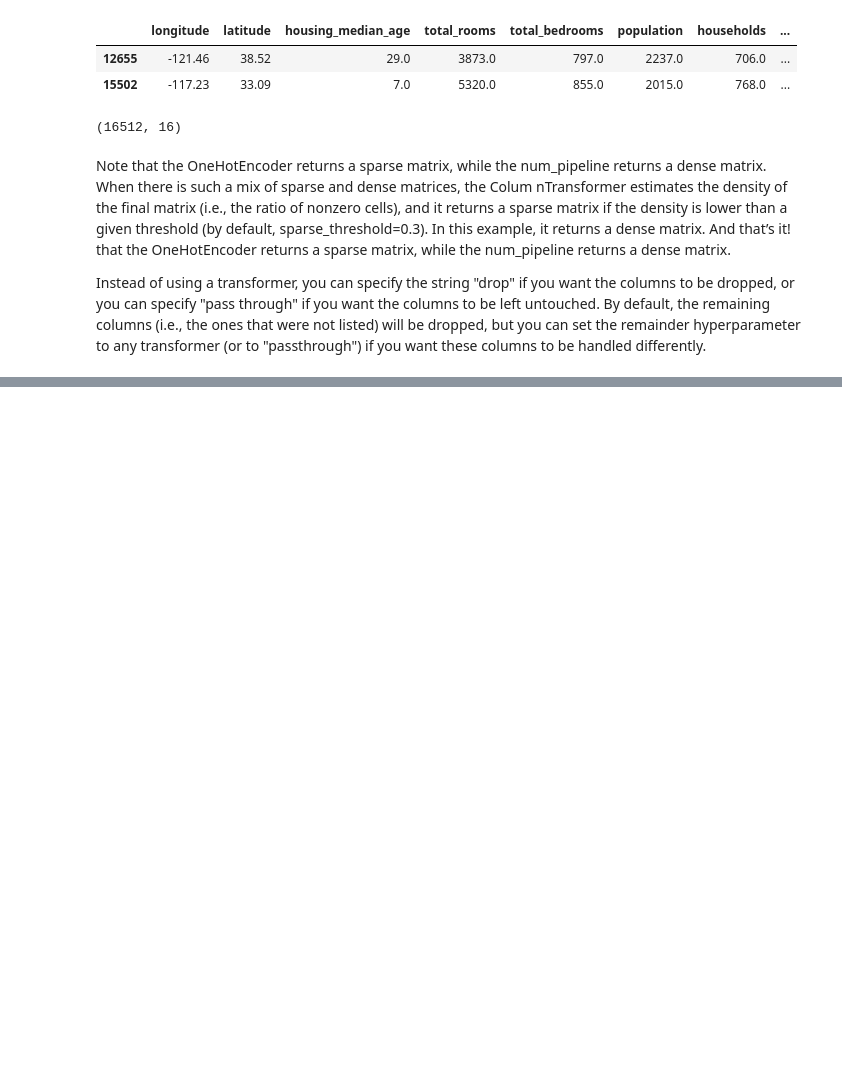
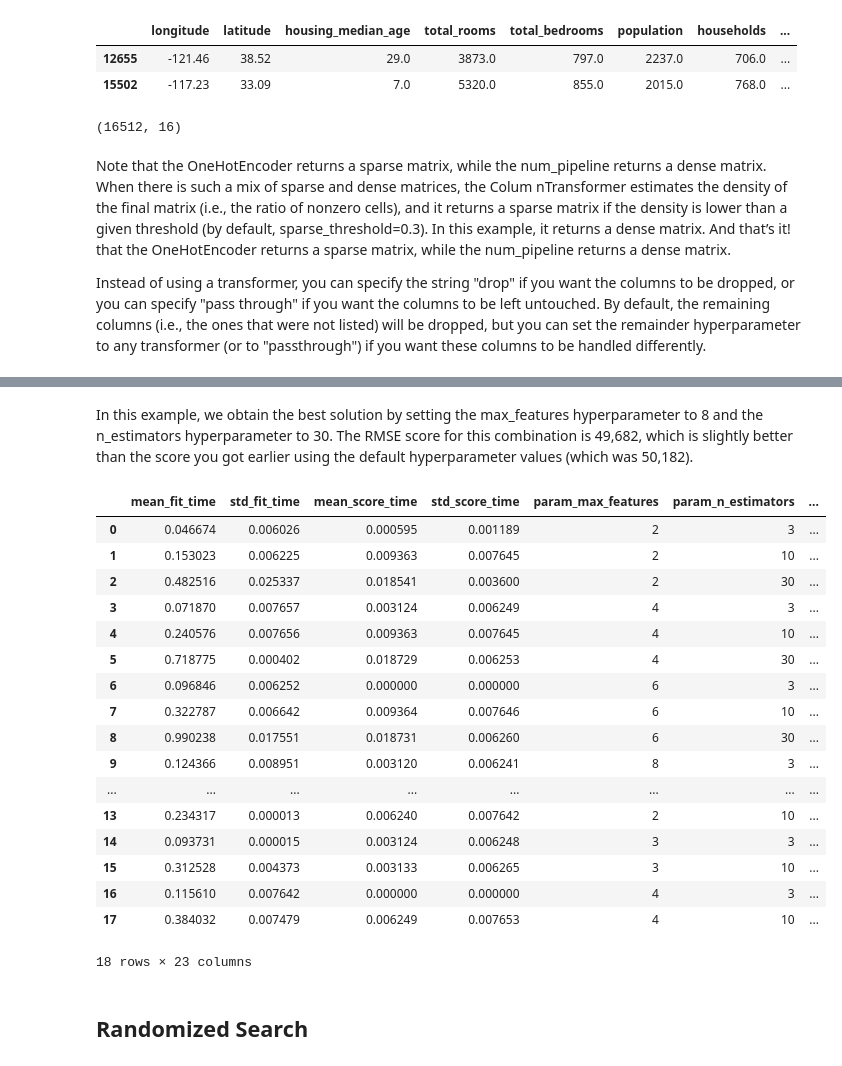
Before and after one commit to Sadekw6/ml, a Jupyter notebook: 01_house_pricing.ipynb, the cells around one changed output, grey strips where cells are left out. Drawn from its saved outputs; the diff is of its cells as text; code cells hidden in the pictures; blank space fills up the shorter version.

```diff
--- a/01_house_pricing.ipynb
+++ b/01_house_pricing.ipynb
@@ -584,0 +628,5 @@ Instead of using a transformer, you can specify the string "drop" if you want th
+# %%
+from sklearn.tree import DecisionTreeRegressor
+
+tree_reg = DecisionTreeRegressor(random_state=42)
+tree_reg.fit(housing_prepared, housing_labels)
@@ -584,0 +688,5 @@ Instead of using a transformer, you can specify the string "drop" if you want th
+# %%
+from sklearn.ensemble import RandomForestRegressor
+
+forest_reg = RandomForestRegressor(n_estimators=100, random_state=42)
+forest_reg.fit(housing_prepared, housing_labels)
@@ -584,0 +729,9 @@ Instead of using a transformer, you can specify the string "drop" if you want th
+# %%
+from sklearn.svm import SVR
+
+svm_reg = SVR(kernel="linear")
+svm_reg.fit(housing_prepared, housing_labels)
+housing_predictions = svm_reg.predict(housing_prepared)
+svm_mse = mean_squared_error(housing_labels, housing_predictions)
+svm_rmse = np.sqrt(svm_mse)
+svm_rmse
@@ -584,0 +759,16 @@ Instead of using a transformer, you can specify the string "drop" if you want th
+# %%
+from sklearn.model_selection import GridSearchCV
+
+param_grid = [
+    # try 12 (3×4) combinations of n_estimators and max_features hyperparameters
+    {'n_estimators': [3, 10, 30], 'max_features': [2, 4, 6, 8]},
+    # then try 6 (2×3) combinations with bootstrap set as False
+    {'bootstrap': [False], 'n_estimators': [3, 10], 'max_features': [2, 3, 4]},
+  ]
+
+forest_reg = RandomForestRegressor(random_state=42)
+# train across 5 folds, that's a total of (12+6)*5=90 rounds of training
+grid_search = GridSearchCV(forest_reg, param_grid, cv=5,
+                           scoring='neg_mean_squared_error',
+                           return_train_score=True)
+grid_search.fit(housing_prepared, housing_labels)
@@ -584,0 +817,25 @@ Instead of using a transformer, you can specify the string "drop" if you want th
+# %% [markdown]
+In this example, we obtain the best solution by setting the max_features hyperparameter to 8 and the n_estimators hyperparameter to 30. The RMSE score for this combination is 49,682, which is slightly better than the score you got earlier using the default hyperparameter values (which was 50,182).
+# %%
+pd.DataFrame(grid_search.cv_results_)
+# %% [output]
+|  | mean_fit_time | std_fit_time | mean_score_time | std_score_time | param_max_features | param_n_estimators | ... |
+| 0 | 0.046674 | 0.006026 | 0.000595 | 0.001189 | 2 | 3 | ... |
+| 1 | 0.153023 | 0.006225 | 0.009363 | 0.007645 | 2 | 10 | ... |
+| 2 | 0.482516 | 0.025337 | 0.018541 | 0.003600 | 2 | 30 | ... |
+| 3 | 0.071870 | 0.007657 | 0.003124 | 0.006249 | 4 | 3 | ... |
+| 4 | 0.240576 | 0.007656 | 0.009363 | 0.007645 | 4 | 10 | ... |
+| 5 | 0.718775 | 0.000402 | 0.018729 | 0.006253 | 4 | 30 | ... |
+| 6 | 0.096846 | 0.006252 | 0.000000 | 0.000000 | 6 | 3 | ... |
+| 7 | 0.322787 | 0.006642 | 0.009364 | 0.007646 | 6 | 10 | ... |
+| 8 | 0.990238 | 0.017551 | 0.018731 | 0.006260 | 6 | 30 | ... |
+| 9 | 0.124366 | 0.008951 | 0.003120 | 0.006241 | 8 | 3 | ... |
+| ... | ... | ... | ... | ... | ... | ... | ... |
+| 13 | 0.234317 | 0.000013 | 0.006240 | 0.007642 | 2 | 10 | ... |
+| 14 | 0.093731 | 0.000015 | 0.003124 | 0.006248 | 3 | 3 | ... |
+| 15 | 0.312528 | 0.004373 | 0.003133 | 0.006265 | 3 | 10 | ... |
+| 16 | 0.115610 | 0.007642 | 0.000000 | 0.000000 | 4 | 3 | ... |
+| 17 | 0.384032 | 0.007479 | 0.006249 | 0.007653 | 4 | 10 | ... |
+18 rows × 23 columns
+# %% [markdown]
+## Randomized Search
```
Also changed, not shown: parts of 49 cells of this notebook.
